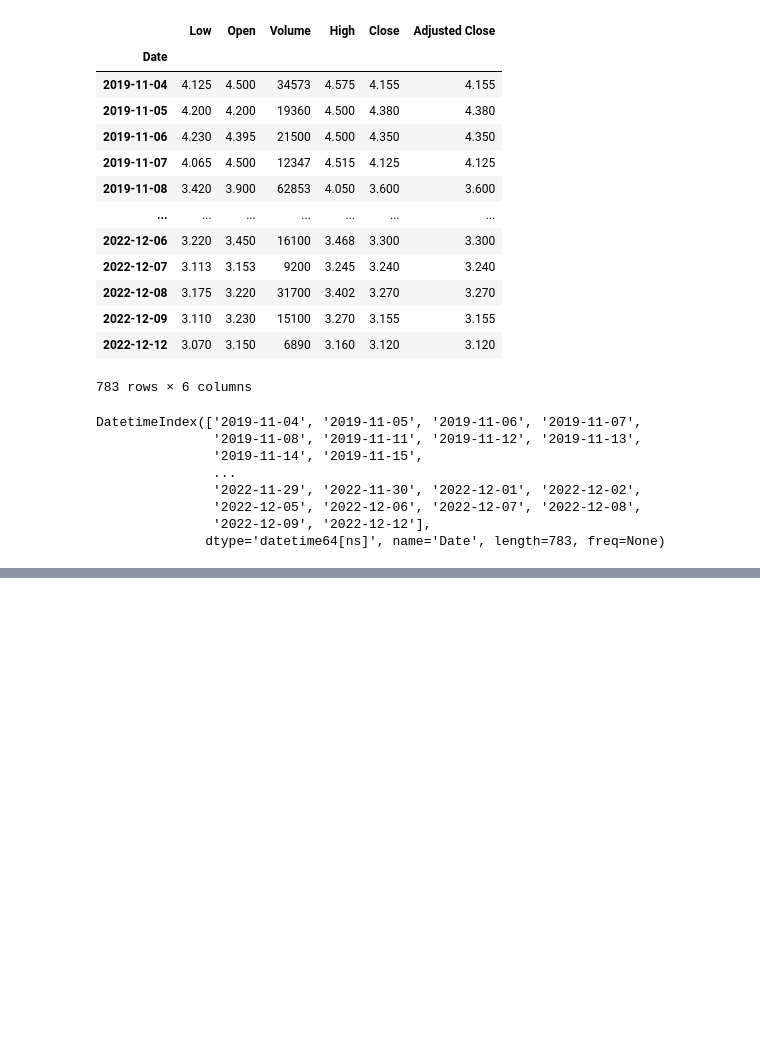
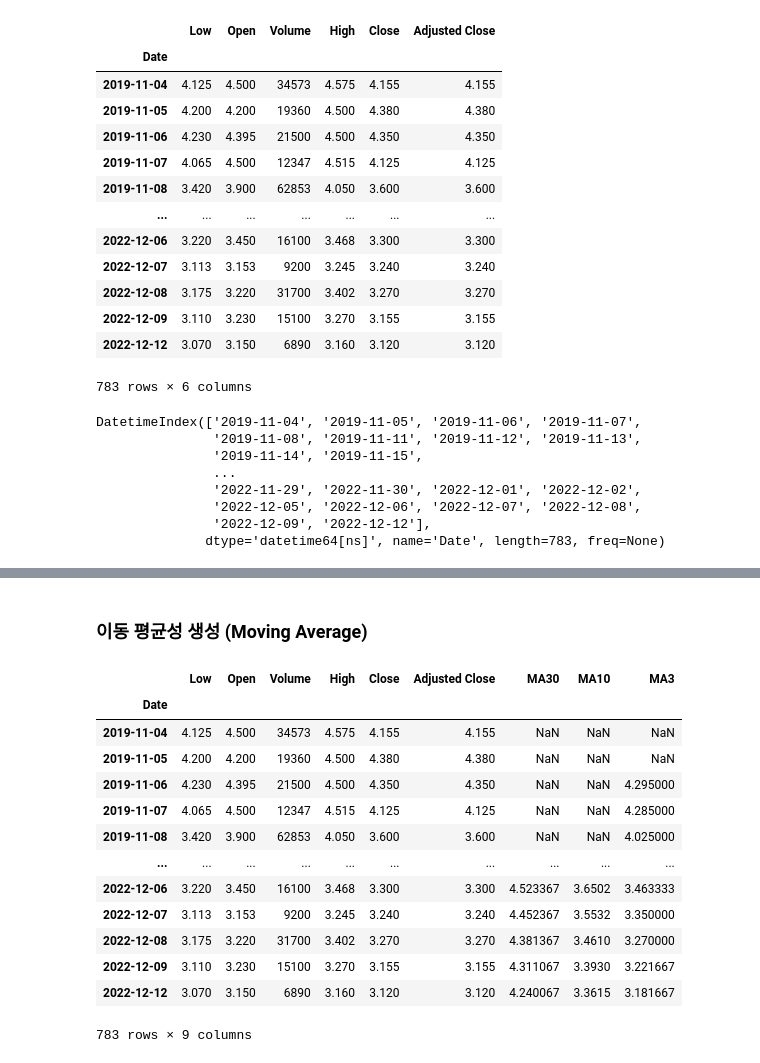
Before and after one commit to Jihwan98/aivle_school, a Jupyter notebook: pre_study/5.4~5 동적 시각화.ipynb, the cells around one changed output, grey strips where cells are left out. Cells and saved outputs as stored; diff of their text form; code cells hidden in the pictures; blank space fills up the shorter version.

```diff
--- a/pre_study/5.4~5 동적 시각화.ipynb
+++ b/pre_study/5.4~5 동적 시각화.ipynb
@@ -88,0 +163,27 @@ DatetimeIndex(['2019-11-04', '2019-11-05', '2019-11-06', '2019-11-07',
+# %% [markdown]
+### 이동 평균성 생성 (Moving Average)
+# %%
+ma_3 = df.Close.rolling(3).mean()
+ma_10 = df.Close.rolling(10).mean()
+ma_30 = df.Close.rolling(30).mean()
+# %%
+df['MA3'] = ma_3
+df['MA10'] = ma_10
+df['MA30'] = ma_30
+# %%
+display(df)
+# %% [output]
+|  | Low | Open | Volume | High | Close | Adjusted Close | MA30 | MA10 | MA3 |
+| Date |  |  |  |  |  |  |  |  |  |
+| 2019-11-04 | 4.125 | 4.500 | 34573 | 4.575 | 4.155 | 4.155 | NaN | NaN | NaN |
+| 2019-11-05 | 4.200 | 4.200 | 19360 | 4.500 | 4.380 | 4.380 | NaN | NaN | NaN |
+| 2019-11-06 | 4.230 | 4.395 | 21500 | 4.500 | 4.350 | 4.350 | NaN | NaN | 4.295000 |
+| 2019-11-07 | 4.065 | 4.500 | 12347 | 4.515 | 4.125 | 4.125 | NaN | NaN | 4.285000 |
+| 2019-11-08 | 3.420 | 3.900 | 62853 | 4.050 | 3.600 | 3.600 | NaN | NaN | 4.025000 |
+| ... | ... | ... | ... | ... | ... | ... | ... | ... | ... |
+| 2022-12-06 | 3.220 | 3.450 | 16100 | 3.468 | 3.300 | 3.300 | 4.523367 | 3.6502 | 3.463333 |
+| 2022-12-07 | 3.113 | 3.153 | 9200 | 3.245 | 3.240 | 3.240 | 4.452367 | 3.5532 | 3.350000 |
+| 2022-12-08 | 3.175 | 3.220 | 31700 | 3.402 | 3.270 | 3.270 | 4.381367 | 3.4610 | 3.270000 |
+| 2022-12-09 | 3.110 | 3.230 | 15100 | 3.270 | 3.155 | 3.155 | 4.311067 | 3.3930 | 3.221667 |
+| 2022-12-12 | 3.070 | 3.150 | 6890 | 3.160 | 3.120 | 3.120 | 4.240067 | 3.3615 | 3.181667 |
+783 rows × 9 columns
```
Also changed, not shown: parts of 30 cells of this notebook, 1 other file.
